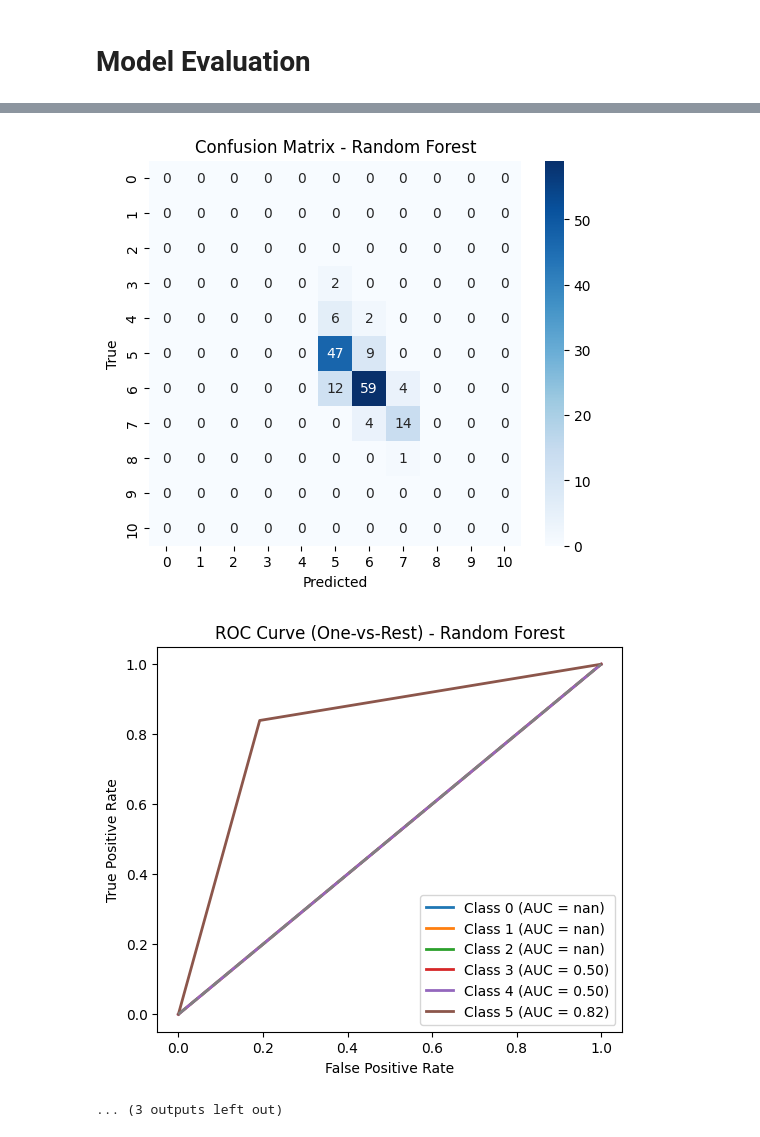
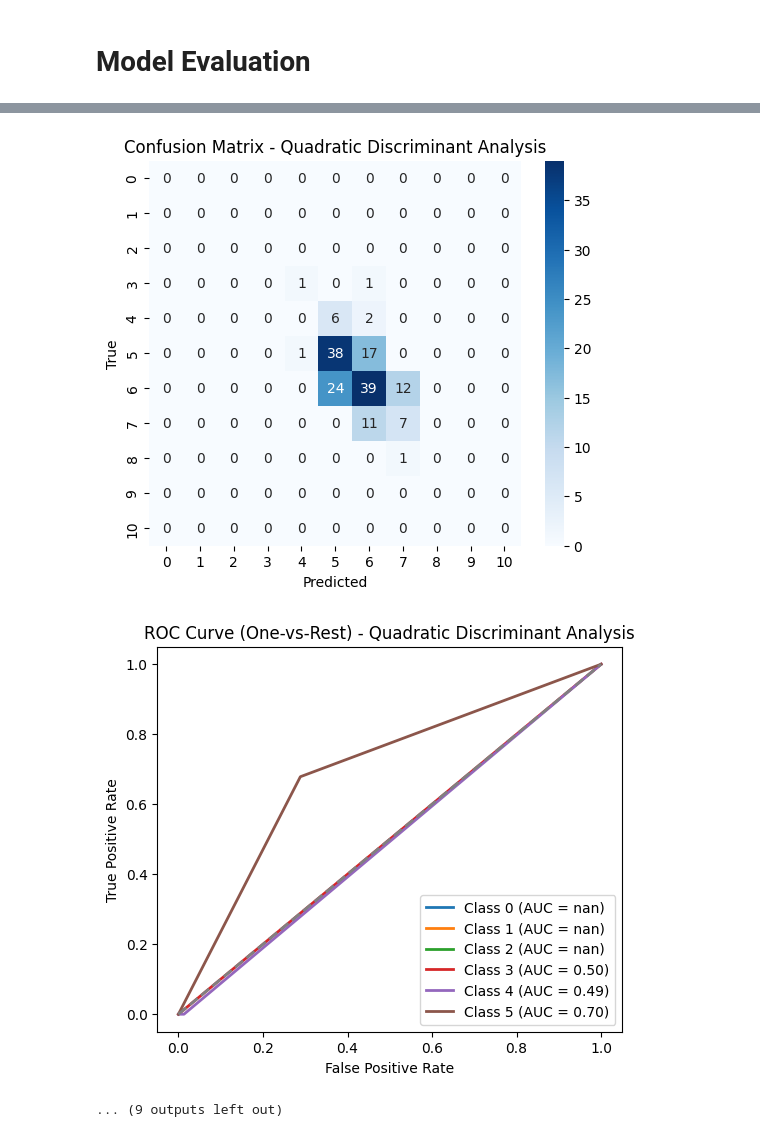
Before and after one commit to suren2003ah7/WineQualityClassifier, a Jupyter notebook: wineClassifier.ipynb, the cells around one changed output, grey strips where cells are left out. Cells and saved outputs as stored; diff of their text form; code cells hidden in the pictures.

Commit message:
changed model evaluation

```diff
--- a/wineClassifier.ipynb
+++ b/wineClassifier.ipynb
@@ -613,6 +613,10 @@ def evaluate_model(name, y_true, y_pred, num_classes):
 num_classes = len(np.unique(y_test))
 evaluate_model("Naive Bayes", y_test, test_preds, num_classes)
 evaluate_model("Gaussian Naive Bayes", y_test, gnb_test_preds, num_classes)
+evaluate_model("K-Nearest Neighbour", y_test, knn_test_preds, num_classes)
+evaluate_model("Quadratic Discriminant Analysis", y_test, qda_test_preds, num_classes)
+evaluate_model("Support Vector Machine", y_test, svc_test_preds, num_classes)
+evaluate_model("Logistic Regression", y_test, logreg_test_preds, num_classes)
 evaluate_model("Decision Tree", y_test, decision_tree_test_preds, num_classes)
 evaluate_model("Random Forest", y_test, rf_test_preds, num_classes)
 evaluate_model("Linear Discriminant Analysis", y_test, lda_test_preds, num_classes)
@@ -698,3 +702,3 @@ weighted avg       0.70      0.75      0.72       160
-[figure, old version]
+[figure, new version]
-[figure, old version]
+[figure, new version]
-... (3 outputs left out)
+... (9 outputs left out)
```
Also changed, not shown: parts of 1 cell of this notebook.
